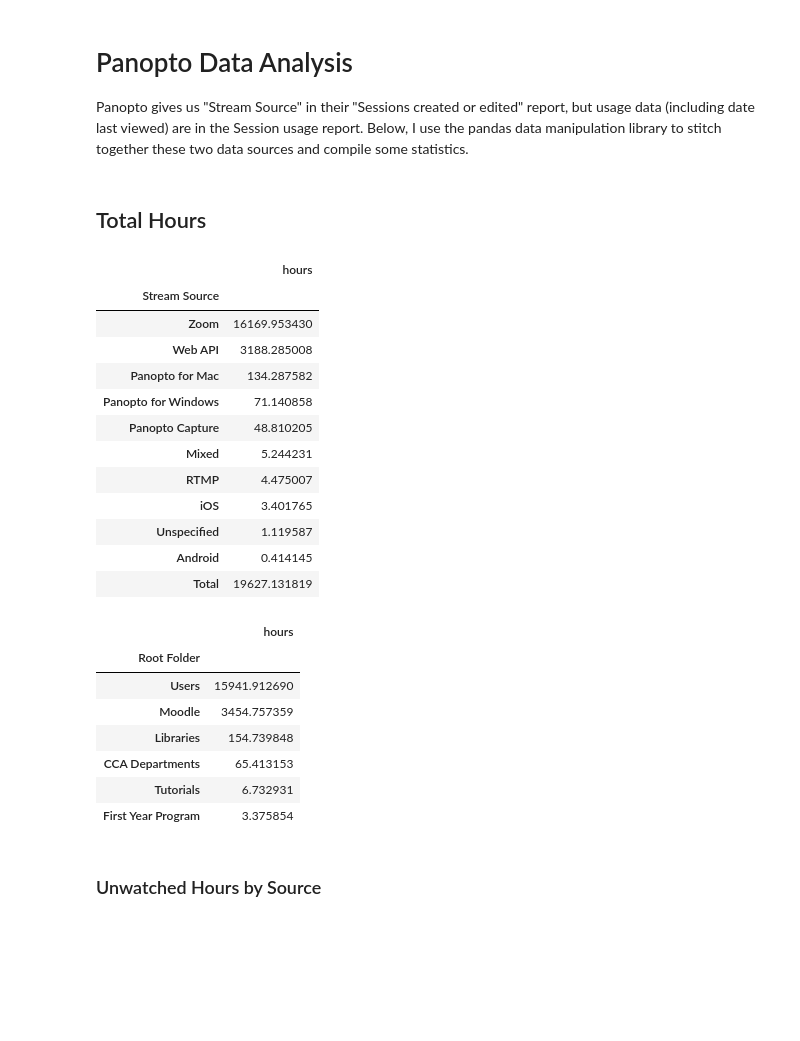
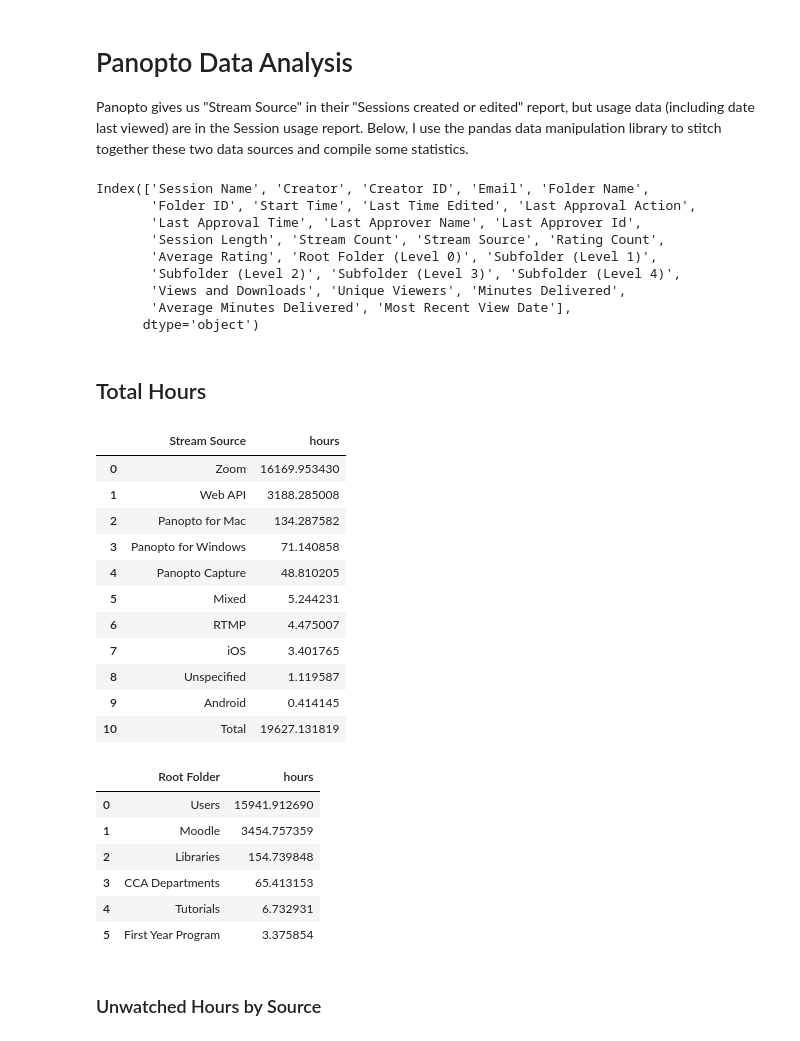
Before and after one commit to cca/panopto-session-data, a Jupyter notebook: notes.ipynb, the cells around one changed output. Drawn from its saved outputs; the diff is of its cells as text; code cells hidden in the pictures; blank space fills up the shorter version.

```diff
--- a/notes.ipynb
+++ b/notes.ipynb
@@ -12,9 +12,21 @@ sessions = pd.read_csv(sessions_file, low_memory=False).set_index('Session ID')
 usage = pd.read_csv(usage_file, low_memory=False).set_index('Session ID')
 # trim redundant columns from usage so we can cleanly join them
 usage = usage.drop([c for c in sessions.columns if c in usage.columns], axis='columns')
-# convert most recent view to datetime
+# convert fields to datetimes
 usage['Most Recent View Date'] = pd.to_datetime(usage['Most Recent View Date'])
+sessions['Start Time'] = pd.to_datetime(sessions['Start Time'])
 data = sessions.join(usage)
+data.columns
+# %% [output]
+Index(['Session Name', 'Creator', 'Creator ID', 'Email', 'Folder Name',
+       'Folder ID', 'Start Time', 'Last Time Edited', 'Last Approval Action',
+       'Last Approval Time', 'Last Approver Name', 'Last Approver Id',
+       'Session Length', 'Stream Count', 'Stream Source', 'Rating Count',
+       'Average Rating', 'Root Folder (Level 0)', 'Subfolder (Level 1)',
+       'Subfolder (Level 2)', 'Subfolder (Level 3)', 'Subfolder (Level 4)',
+       'Views and Downloads', 'Unique Viewers', 'Minutes Delivered',
+       'Average Minutes Delivered', 'Most Recent View Date'],
+      dtype='object')
 # %% [markdown]
 ## Total Hours
 # %%
@@ -26,33 +38,31 @@ data['folder path'] = '/' + data['Root Folder (Level 0)'] + '/' + data['Subfolde
 # %%
 table = data[['Stream Source', 'hours']].groupby(['Stream Source']).sum().sort_values('hours', ascending=False)
 table.loc['Total'] = table.sum()
-table
+table.reset_index()
 # %% [output]
-|  | hours |
-| Stream Source |  |
-| Zoom | 16169.953430 |
-| Web API | 3188.285008 |
-| Panopto for Mac | 134.287582 |
-| Panopto for Windows | 71.140858 |
-| Panopto Capture | 48.810205 |
-| Mixed | 5.244231 |
-| RTMP | 4.475007 |
-| iOS | 3.401765 |
-| Unspecified | 1.119587 |
-| Android | 0.414145 |
-| Total | 19627.131819 |
+|  | Stream Source | hours |
+| 0 | Zoom | 16169.953430 |
+| 1 | Web API | 3188.285008 |
+| 2 | Panopto for Mac | 134.287582 |
+| 3 | Panopto for Windows | 71.140858 |
+| 4 | Panopto Capture | 48.810205 |
+| 5 | Mixed | 5.244231 |
+| 6 | RTMP | 4.475007 |
+| 7 | iOS | 3.401765 |
+| 8 | Unspecified | 1.119587 |
+| 9 | Android | 0.414145 |
+| 10 | Total | 19627.131819 |
 # %%
 table = data[['Root Folder', 'hours']].groupby(['Root Folder']).sum().sort_values('hours', ascending=False)
-table
+table.reset_index()
 # %% [output]
-|  | hours |
-| Root Folder |  |
-| Users | 15941.912690 |
-| Moodle | 3454.757359 |
-| Libraries | 154.739848 |
-| CCA Departments | 65.413153 |
-| Tutorials | 6.732931 |
-| First Year Program | 3.375854 |
+|  | Root Folder | hours |
+| 0 | Users | 15941.912690 |
+| 1 | Moodle | 3454.757359 |
+| 2 | Libraries | 154.739848 |
+| 3 | CCA Departments | 65.413153 |
+| 4 | Tutorials | 6.732931 |
+| 5 | First Year Program | 3.375854 |
 # %% [markdown]
 ### Unwatched Hours by Source
 # %%
```
Also changed, not shown: parts of 19 cells of this notebook.
